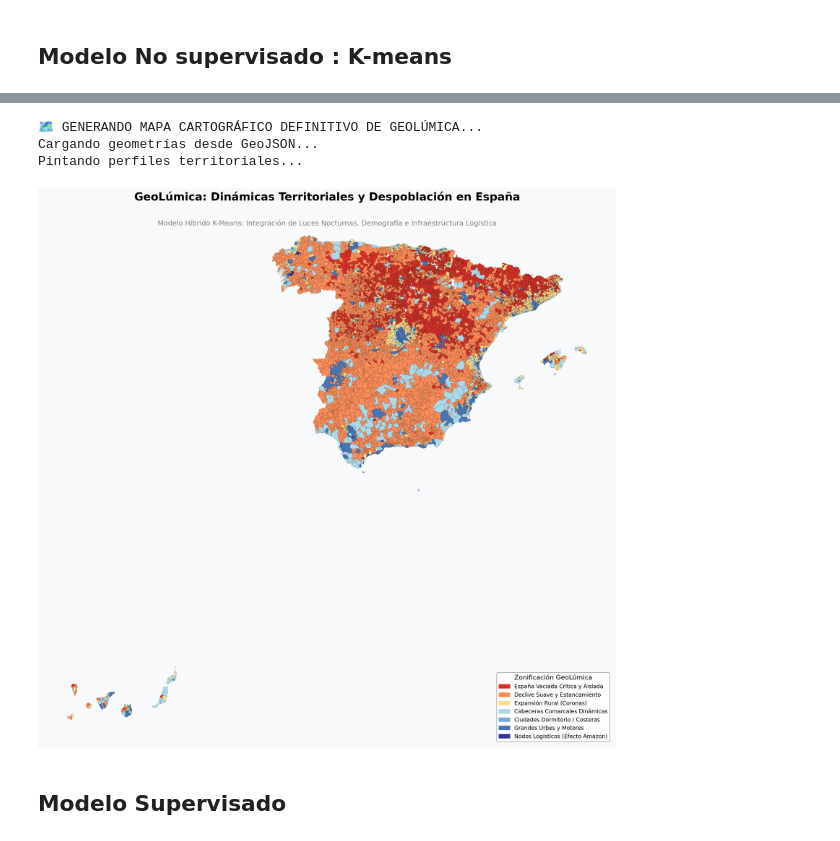
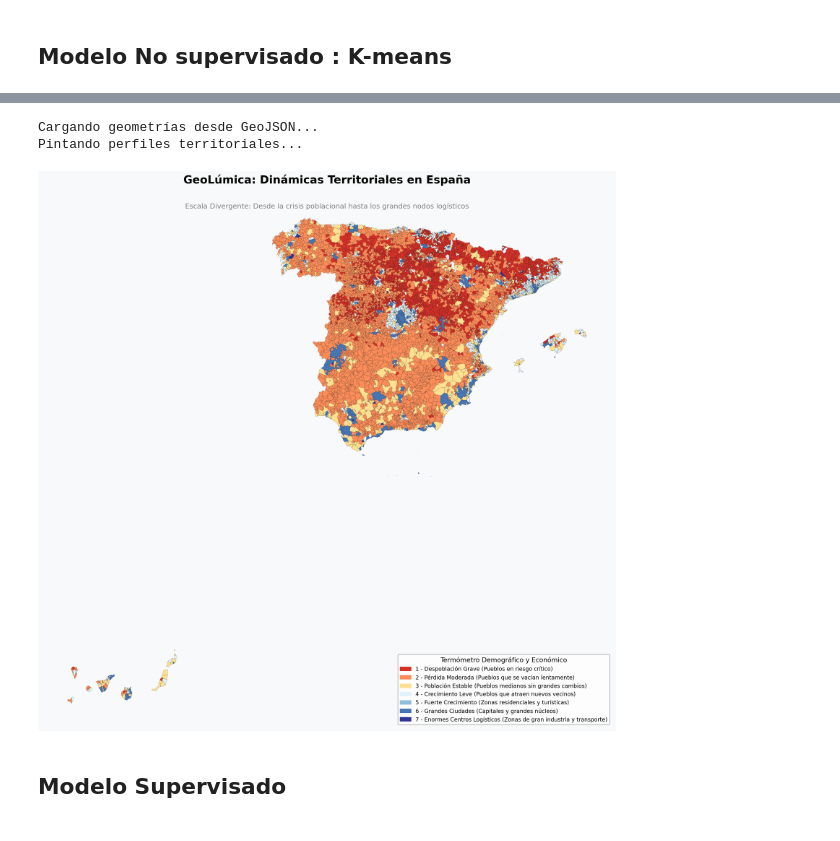
Before and after one commit to MartinEO2005/Proyecto_Big_Data_I, a Jupyter notebook: ML/ml_clustering.ipynb, the cells around one changed output, grey strips where cells are left out. Saved outputs shown, nothing was run; the diff lists cells and outputs as text; code cells hidden in the pictures.

```diff
--- a/ML/ml_clustering.ipynb
+++ b/ML/ml_clustering.ipynb
@@ -544,36 +544,34 @@ import matplotlib.patches as mpatches
 import matplotlib.pyplot as plt
 import geopandas as gpd
 
-print("🗺️ GENERANDO MAPA CARTOGRÁFICO DEFINITIVO DE GEOLÚMICA...")
-
-# 1. Bautizamos los perfiles técnicos a Nombres de Negocio (GeoLúmica)
-diccionario_nombres = {
-    'Clúster Rural 5': '6 - España Vaciada Crítica y Aislada',
-    'Clúster Rural 1': '5 - Declive Suave y Estancamiento',
-    'Clúster Rural 0': '4 - Expansión Rural (Coronas)',
-    'Clúster Rural 3': '3 - Cabeceras Comarcales Dinámicas',
-    'Clúster Rural 2': '2 - Ciudades Dormitorio / Costeras',
-    '0 - Grandes Urbes y Motores Regionales': '1 - Grandes Urbes y Motores',
-    'Clúster Rural 4': '0 - Nodos Logísticos (Efecto Amazon)'
+# 1. Diccionario Definitivo: Nombres en lenguaje común, claros y directos
+diccionario_divergente = {
+    'Clúster Rural 5': '1 - Despoblación Grave (Pueblos en riesgo crítico)',
+    'Clúster Rural 1': '2 - Pérdida Moderada (Pueblos que se vacían lentamente)',
+    'Clúster Rural 3': '3 - Población Estable (Pueblos medianos sin grandes cambios)',
+    'Clúster Rural 0': '4 - Crecimiento Leve (Pueblos que atraen nuevos vecinos)',
+    'Clúster Rural 2': '5 - Fuerte Crecimiento (Zonas residenciales y turísticas)',
+    '0 - Grandes Urbes y Motores Regionales': '6 - Grandes Ciudades (Capitales y grandes núcleos)',
+    'Clúster Rural 4': '7 - Enormes Centros Logísticos (Zonas de gran industria y transporte)'
 }
 
 # Aplicamos los nombres a nuestra matriz
-df_master['Perfil_Final'] = df_master['Perfil_Territorial'].map(diccionario_nombres)
+df_master['Perfil_Final'] = df_master['Perfil_Territorial'].map(diccionario_divergente)
 
-# 2. Definimos la paleta divergente exacta (Rojo -> Amarillo -> Azul oscuro)
+# 2. Definimos la paleta divergente exacta (De Rojo a Azul)
 colores_divergentes = {
-    '6 - España Vaciada Crítica y Aislada': '#d73027',    # Rojo Alerta
-    '5 - Declive Suave y Estancamiento': '#fc8d59',       # Naranja
-    '4 - Expansión Rural (Coronas)': '#fee090',           # Amarillo/Crema
-    '3 - Cabeceras Comarcales Dinámicas': '#abd9e9',      # Azul claro
-    '2 - Ciudades Dormitorio / Costeras': '#74add1',      # Azul medio
-    '1 - Grandes Urbes y Motores': '#4575b4',             # Azul oscuro
-    '0 - Nodos Logísticos (Efecto Amazon)': '#313695'     # Azul marino profundo
+    '1 - Despoblación Grave (Pueblos en riesgo crítico)': '#d73027',        # Rojo Alerta
+    '2 - Pérdida Moderada (Pueblos que se vacían lentamente)': '#fc8d59',   # Naranja
+    '3 - Población Estable (Pueblos medianos sin grandes cambios)': '#fee090', # Amarillo
+    '4 - Crecimiento Leve (Pueblos que atraen nuevos vecinos)': '#e0f3f8',   # Azul muy clarito
+    '5 - Fuerte Crecimiento (Zonas residenciales y turísticas)': '#91bfdb', # Azul claro
+    '6 - Grandes Ciudades (Capitales y grandes núcleos)': '#4575b4',        # Azul oscuro
+    '7 - Enormes Centros Logísticos (Zonas de gran industria y transporte)': '#313695' # Azul marino profundo
 }
 
 # 3. Cargamos geometrías
 print("Cargando geometrías desde GeoJSON...")
-ruta_geojson = '../municipios_es.geojson'
+ruta_geojson = '../municipios_es.geojson' # Ajusta tu ruta si hace falta
 gdf_muni = gpd.read_file(ruta_geojson)
 gdf_muni['LAU_ID'] = gdf_muni['LAU_ID'].astype(str).str.zfill(5)
 
@@ -585,52 +583,48 @@ gdf_mapa = gdf_muni.merge(
     how='left'
 )
 
-# 5. Configuramos el lienzo del gráfico en alta resolución
+# 5. Configuramos el lienzo del gráfico
 fig, ax = plt.subplots(figsize=(18, 16), dpi=150)
 fig.patch.set_facecolor('#f8f9fa')
 ax.set_facecolor('#f8f9fa')
 
 print("Pintando perfiles territoriales...")
 
-# Filtramos y pintamos nulos primero (seguro anti-crasheo)
+# Filtramos y pintamos nulos primero
 nulos = gdf_mapa[gdf_mapa['Perfil_Final'].isna()]
 if not nulos.empty:
     nulos.plot(ax=ax, color='#e0e0e0', linewidth=0.1)
 
-# Pintamos capa por capa usando nuestro diccionario para asegurar colores fijos
+# Pintamos capa por capa en el orden exacto del diccionario
 leyenda_parches = []
 for perfil, color_hex in colores_divergentes.items():
     subset = gdf_mapa[gdf_mapa['Perfil_Final'] == perfil]
     if not subset.empty:
-        # Pintamos el clúster
         subset.plot(ax=ax, color=color_hex, linewidth=0.15, edgecolor='black')
-        # Limpiamos el número inicial del nombre para la leyenda (ej: "1 - Grandes..." -> "Grandes...")
-        nombre_limpio = perfil.split(" - ")[1]
-        leyenda_parches.append(mpatches.Patch(color=color_hex, label=nombre_limpio))
+        leyenda_parches.append(mpatches.Patch(color=color_hex, label=perfil))
 
-# 6. Estética y Leyenda Profesional
+# 6. Estética y Leyenda
 ax.legend(
     handles=leyenda_parches,
-    title='Zonificación GeoLúmica',
+    title='Termómetro Demográfico y Económico',
     loc='lower right',
     fontsize=11,
     title_fontsize=13,
     frameon=True,
     facecolor='white',
     edgecolor='gray'
 )
 
 ax.set_axis_off()
-plt.title('GeoLúmica: Dinámicas Territoriales y Despoblación en España', fontsize=22, fontweight='bold', pad=20)
-plt.suptitle('Modelo Híbrido K-Means: Integración de Luces Nocturnas, Demografía e Infraestructura Logística', fontsize=14, y=0.92, color='gray')
+plt.title('GeoLúmica: Dinámicas Territoriales en España', fontsize=22, fontweight='bold', pad=20)
+plt.suptitle('Escala Divergente: Desde la crisis poblacional hasta los grandes nodos logísticos', fontsize=14, y=0.92, color='gray')
 
 plt.tight_layout()
 plt.show()
 # %% [output]
-🗺️ GENERANDO MAPA CARTOGRÁFICO DEFINITIVO DE GEOLÚMICA...
 Cargando geometrías desde GeoJSON...
 Pintando perfiles territoriales...
-[figure, old version]
+[figure, new version]
 # %% [markdown]
 ## Modelo Supervisado
 # %%
```
Also changed, not shown: parts of 7 cells of this notebook.
